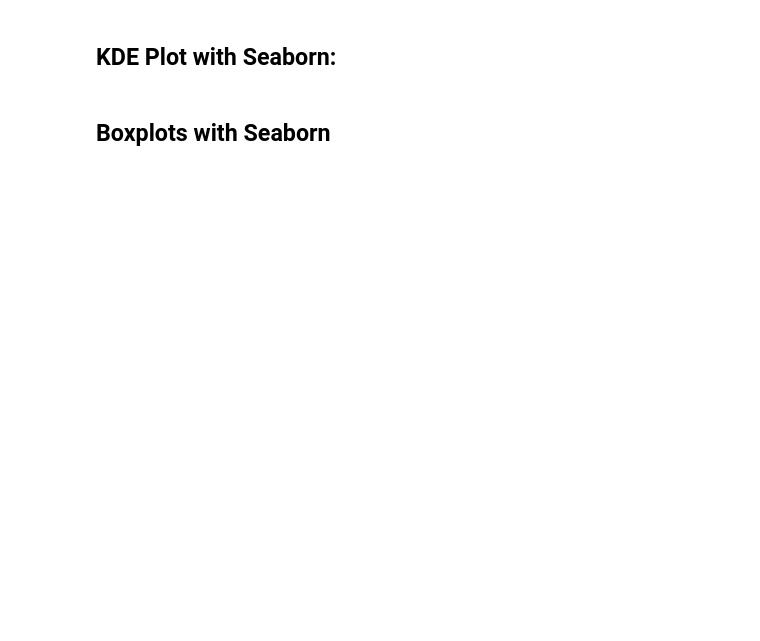
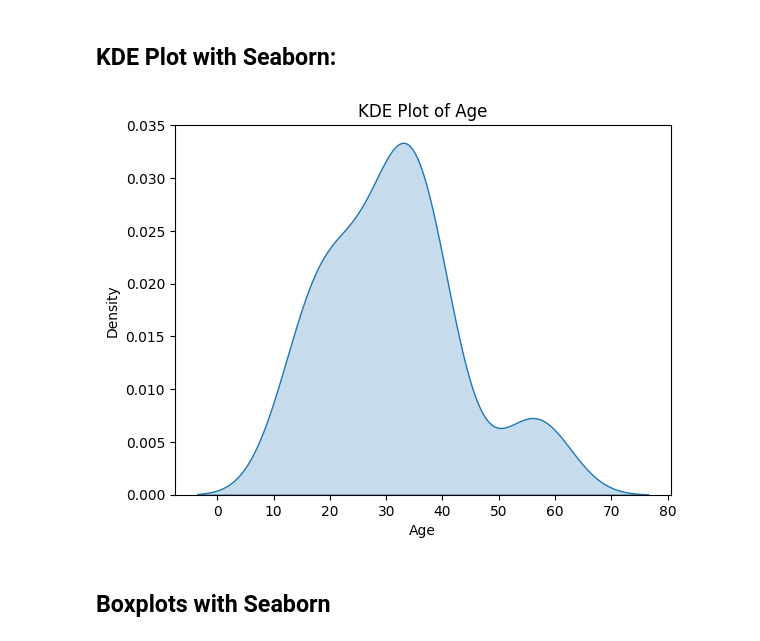
Before and after one commit to Abhishek-Janjal/Data-hub, a Jupyter notebook: content/visualization.ipynb, the cells around one changed output. Cells and saved outputs as stored; diff of their text form; code cells hidden in the pictures; blank space fills up the shorter version.

```diff
--- a/content/visualization.ipynb
+++ b/content/visualization.ipynb
@@ -21,9 +29,11 @@ plt.show()
 ## KDE Plot with Seaborn:
 # %%
 import seaborn as sns
-sns.kdeplot(data['column_name'], shade=True)
-plt.title('KDE Plot of Column Name')
+sns.kdeplot(data['Age'], fill=True)
+plt.title('KDE Plot of Age')
 plt.show()
+# %% [output]
+[figure, added]
 # %% [markdown]
 ## Boxplots with Seaborn
 # %%
```
Also changed, not shown: parts of 17 cells of this notebook, 16 other files.
